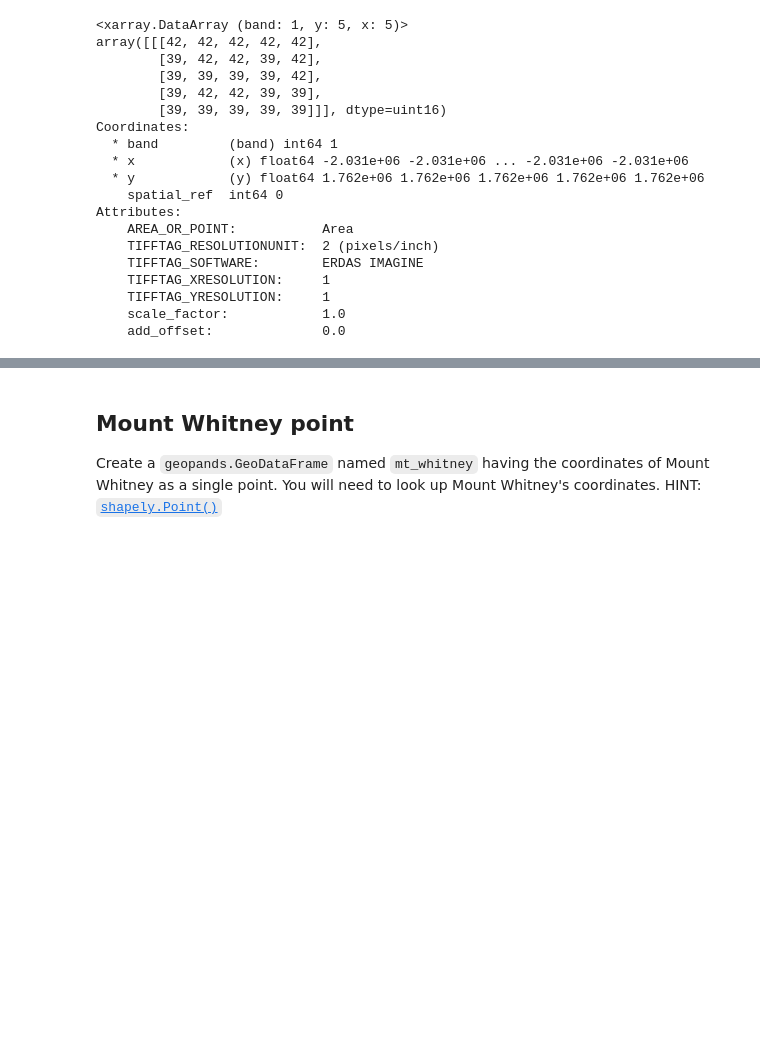
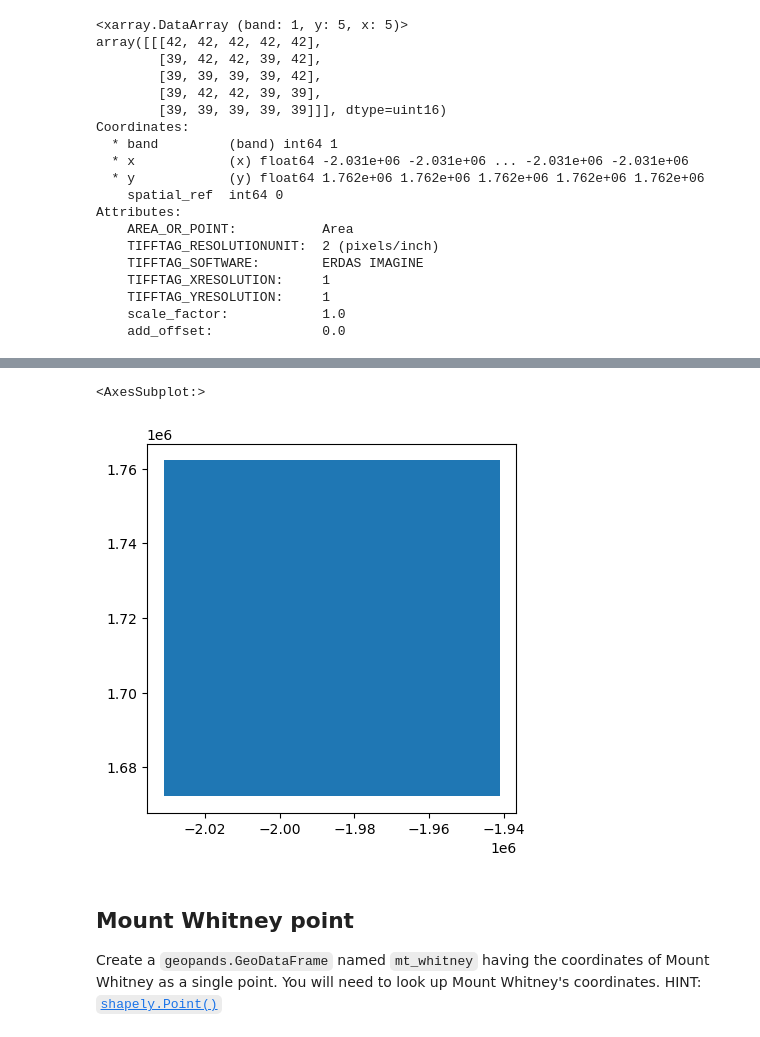
Before and after one commit to ccaswell25/eds220-hwk4, a Jupyter notebook: hwk4-task1-whitney-map.ipynb, the cells around one changed output, grey strips where cells are left out. Cells and saved outputs as stored; diff of their text form; code cells hidden in the pictures; blank space fills up the shorter version.

```diff
--- a/hwk4-task1-whitney-map.ipynb
+++ b/hwk4-task1-whitney-map.ipynb
@@ -107,3 +168,11 @@ Create a `geopands.GeoDataFrame` named `bbox` with the lulc bounding box.
+# %%
+#Creating a lulc bounding box:
+bbox_geometry = lulc.rio.bounds()
+bbox = gpd.GeoDataFrame(geometry = [box(*bbox_geometry) ], crs = lulc.rio.crs)
+bbox.plot()
+# %% [output]
+<AxesSubplot:>
+[figure, added]
 # %% [markdown]
 ## Mount Whitney point
 Create a `geopands.GeoDataFrame` named `mt_whitney` having the coordinates of Mount Whitney as a single point. You will need to look up Mount Whitney's coordinates. HINT: [`shapely.Point()`](https://shapely.readthedocs.io/en/stable/reference/shapely.Point.html)
```
Also changed, not shown: parts of 10 cells of this notebook, 1 other file.
